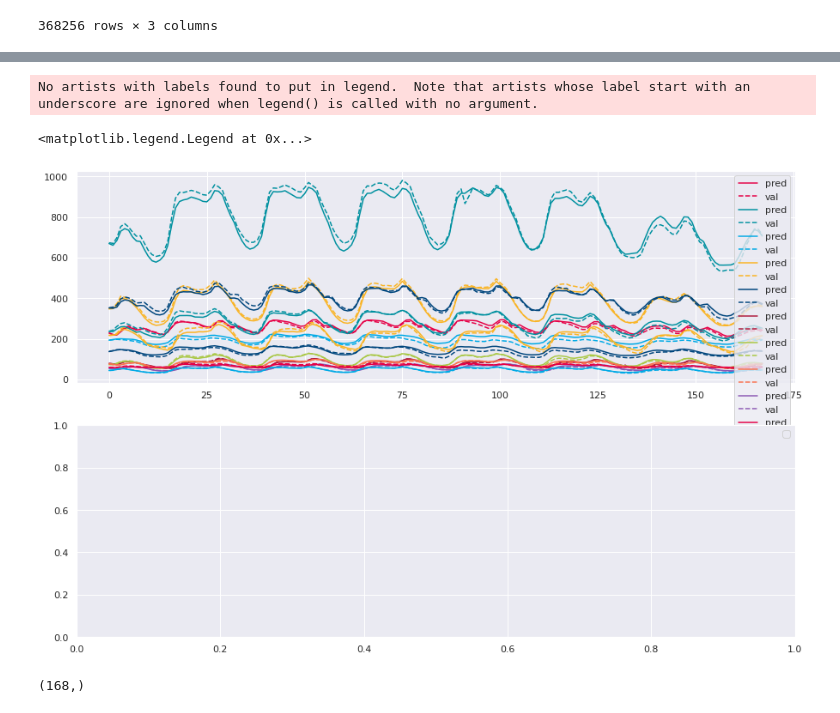
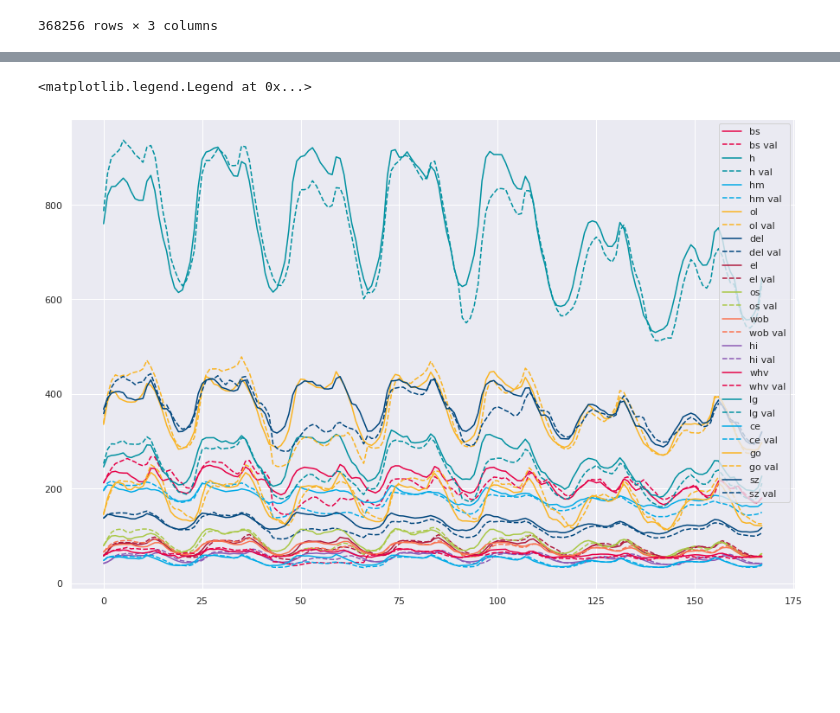
Before and after one commit to m-dml/HidaHackathon2022, a Jupyter notebook: notebooks/Explore_simple_approaches.ipynb, the cells around one changed output, grey strips where cells are left out. Saved outputs shown, nothing was run; the diff lists cells and outputs as text; code cells hidden in the pictures; blank space fills up the shorter version.

```diff
--- a/notebooks/Explore_simple_approaches.ipynb
+++ b/notebooks/Explore_simple_approaches.ipynb
@@ -77,26 +88,21 @@ from torch.utils.data import Dataset, DataLoader
 
 
 class CustomLoadDataset(Dataset):
-    def __init__(self, data_file, historic_window, forecast_horizon, device=None, normalize=True):
+    def __init__(self, data_file, historic_window, forecast_horizon, city_names, device=None, normalize=True):
         # Input sequence length and output (forecast) sequence length
         self.historic_window = historic_window
         self.forecast_horizon = forecast_horizon
 
+        df = pd.read_csv(data_file)
         # Load Data from csv to Pandas Dataframe
         city_data = []
-        for city in tqdm(pd.unique(df["City"])):
+        for city in tqdm(city_names):
             city_data.append(df[df["City"] == city]["Load [MWh]"].to_numpy())
 
         unique_time = np.expand_dims(pd.to_datetime(df[df["City"] == city]["Time [s]"]).astype(int).to_numpy() / 10**9 / 3600, 1)
         city_data = np.moveaxis(np.array(city_data), 0, -1)
-        var_data = np.concatenate([unique_time, city_data], axis=1)
-        self.dataset = var_data
-
-        # Normalize Data to [0,1]
-        if normalize is True:
-            self.data_min = torch.min(self.dataset)
-            self.data_max = torch.max(self.dataset)
-            self.dataset = (self.dataset - self.data_min) / (self.data_max - self.data_min)
+        self.dataset = city_data
+        self.dataset = np.concatenate([unique_time, self.dataset], axis=1)
 
     def __len__(self):
         return int(self.dataset.shape[0] - self.historic_window - self.forecast_horizon)
@@ -107,13 +113,11 @@ class CustomLoadDataset(Dataset):
         y = self.dataset[idx+self.historic_window: idx+self.historic_window + self.forecast_horizon, ]
 
         return x, y
-
-    def revert_normalization(self, data):
-        return data * (self.data_max - self.data_min) + self.data_min
 # %%
 valid_dataset = CustomLoadDataset(data_file=valid_data_file,
                                   historic_window=past_time_window,
                                   forecast_horizon=prediction_time_window,
+                                  city_names=city_names,
                                   device=None,
                                   normalize=False)
 
@@ -123,8 +127,12 @@ valid_dataloader = DataLoader(valid_dataset, batch_size=1, shuffle=True,
 errors = []
 for x,y in tqdm(valid_dataloader):
     x = x.squeeze(0).cpu().numpy()
-    y = y.squeeze(0).cpu().numpy()
+    y = y.squeeze(0).cpu().numpy()[:, 1:]
     preds = model_fit.forecast(x, steps=168)[:, 1:]
+
+    # preds = valid_dataset.revert_normalization(preds)
+    # y = valid_dataset.revert_normalization(y)
+
     all_predictions = preds
-    all_val = y[:, 1:]
-    errors.append(mean_absolute_error(y_true=y[:, 1:], y_pred=preds))
+    all_val = y
+    errors.append(mean_absolute_error(y_true=y, y_pred=preds))
@@ -146,18 +152,9 @@ mean_error
 # %%
-fig, (ax1, ax2) = plt.subplots(figsize=(15,10), nrows=2)
+fig, ax1 = plt.subplots(figsize=(15,10), nrows=1)
 for i, (this_pred, this_val) in enumerate(zip(np.array(all_predictions).T, np.array(all_val).T)):
-    ax1.plot(np.arange(len(this_pred)), this_pred, label="pred", color=hereon_color_array[i%9])
-    ax1.plot(np.arange(len(this_pred)), this_val, label="val", color=hereon_color_array[i%9], ls="--")
-    # ax2.plot(np.arange(len(this_pred)), this_pred - this_val , label="diff")
-# ax1.set_ylim(-2,2)
-# ax2.set_ylim(-1,1)
+    ax1.plot(np.arange(len(this_pred)), this_pred, label=city_names[i], color=hereon_color_array[i%9])
+    ax1.plot(np.arange(len(this_pred)), this_val, label=city_names[i] + " val", color=hereon_color_array[i%9], ls="--")
 ax1.legend()
-ax2.legend()
 # %% [output]
-No artists with labels found to put in legend.  Note that artists whose label start with an underscore are ignored when legend() is called with no argument.
+<matplotlib.legend.Legend at 0x...>
-<matplotlib.legend.Legend at 0x...>
-[figure, old version]
+[figure, new version]
-# %%
-this_val.shape
-# %% [output]
-(168,)
```
Also changed, not shown: parts of 6 cells of this notebook.
